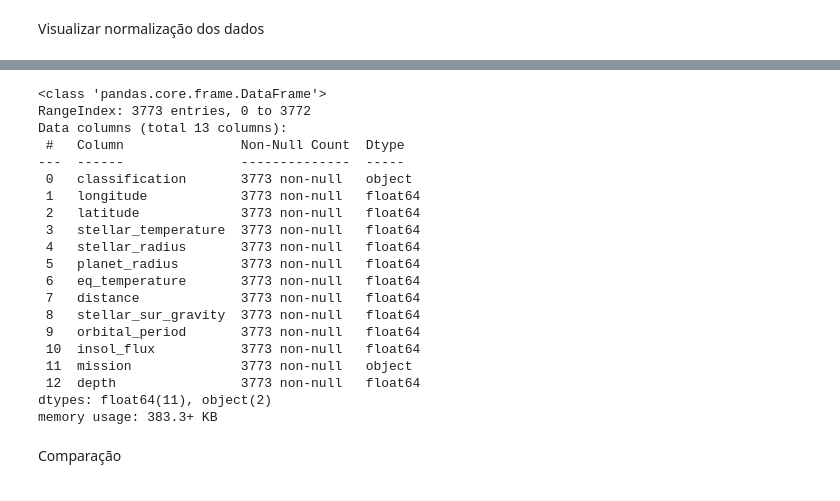
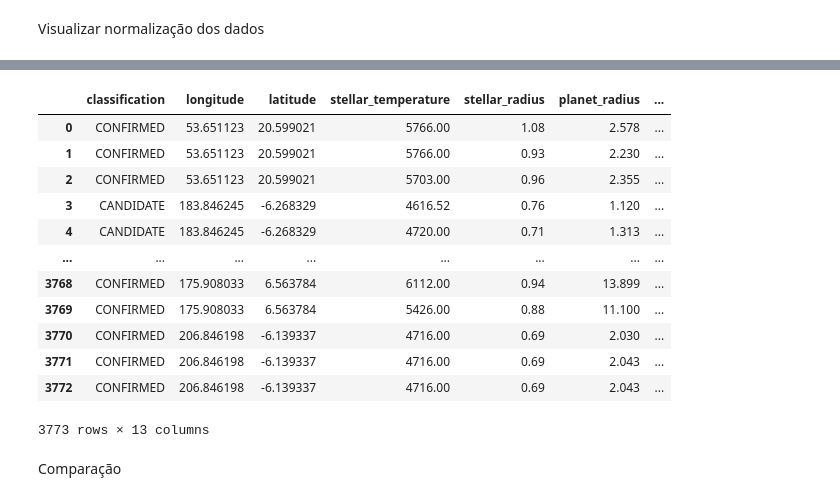
Before and after one commit to jnnastti/EstelarClass, a Jupyter notebook: 01_k2.ipynb, the cells around one changed output, grey strips where cells are left out. Cells and saved outputs as stored; diff of their text form; code cells hidden in the pictures.

```diff
--- a/01_k2.ipynb
+++ b/01_k2.ipynb
@@ -133,26 +157,19 @@ for coluna in colunas_dados_faltantes:
 # %%
-dfx.info()
+dfx
 # %% [output]
+|  | classification | longitude | latitude | stellar_temperature | stellar_radius | planet_radius | ... |
+| 0 | CONFIRMED | 53.651123 | 20.599021 | 5766.00 | 1.08 | 2.578 | ... |
+| 1 | CONFIRMED | 53.651123 | 20.599021 | 5766.00 | 0.93 | 2.230 | ... |
+| 2 | CONFIRMED | 53.651123 | 20.599021 | 5703.00 | 0.96 | 2.355 | ... |
+| 3 | CANDIDATE | 183.846245 | -6.268329 | 4616.52 | 0.76 | 1.120 | ... |
+| 4 | CANDIDATE | 183.846245 | -6.268329 | 4720.00 | 0.71 | 1.313 | ... |
+| ... | ... | ... | ... | ... | ... | ... | ... |
+| 3768 | CONFIRMED | 175.908033 | 6.563784 | 6112.00 | 0.94 | 13.899 | ... |
+| 3769 | CONFIRMED | 175.908033 | 6.563784 | 5426.00 | 0.88 | 11.100 | ... |
+| 3770 | CONFIRMED | 206.846198 | -6.139337 | 4716.00 | 0.69 | 2.030 | ... |
+| 3771 | CONFIRMED | 206.846198 | -6.139337 | 4716.00 | 0.69 | 2.043 | ... |
+| 3772 | CONFIRMED | 206.846198 | -6.139337 | 4716.00 | 0.69 | 2.043 | ... |
-<class 'pandas.core.frame.DataFrame'>
-RangeIndex: 3773 entries, 0 to 3772
-Data columns (total 13 columns):
- #   Column               Non-Null Count  Dtype
----  ------               --------------  -----
- 0   classification       3773 non-null   object
- 1   longitude            3773 non-null   float64
- 2   latitude             3773 non-null   float64
- 3   stellar_temperature  3773 non-null   float64
- 4   stellar_radius       3773 non-null   float64
- 5   planet_radius        3773 non-null   float64
- 6   eq_temperature       3773 non-null   float64
- 7   distance             3773 non-null   float64
- 8   stellar_sur_gravity  3773 non-null   float64
- 9   orbital_period       3773 non-null   float64
- 10  insol_flux           3773 non-null   float64
- 11  mission              3773 non-null   object
- 12  depth                3773 non-null   float64
-dtypes: float64(11), object(2)
-memory usage: 383.3+ KB
+3773 rows × 13 columns
 # %% [markdown]
 Comparação
 # %%
```
Also changed, not shown: parts of 4 cells of this notebook, 5 other files.
